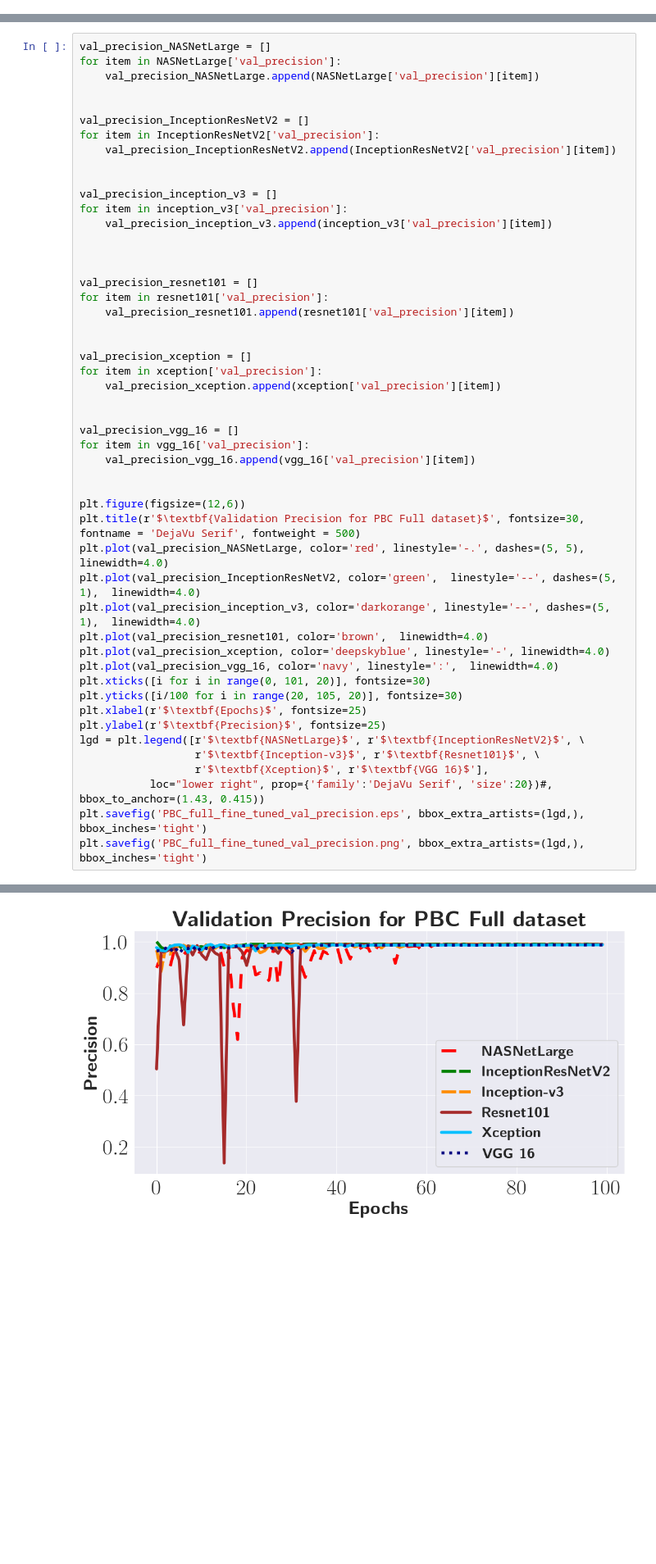
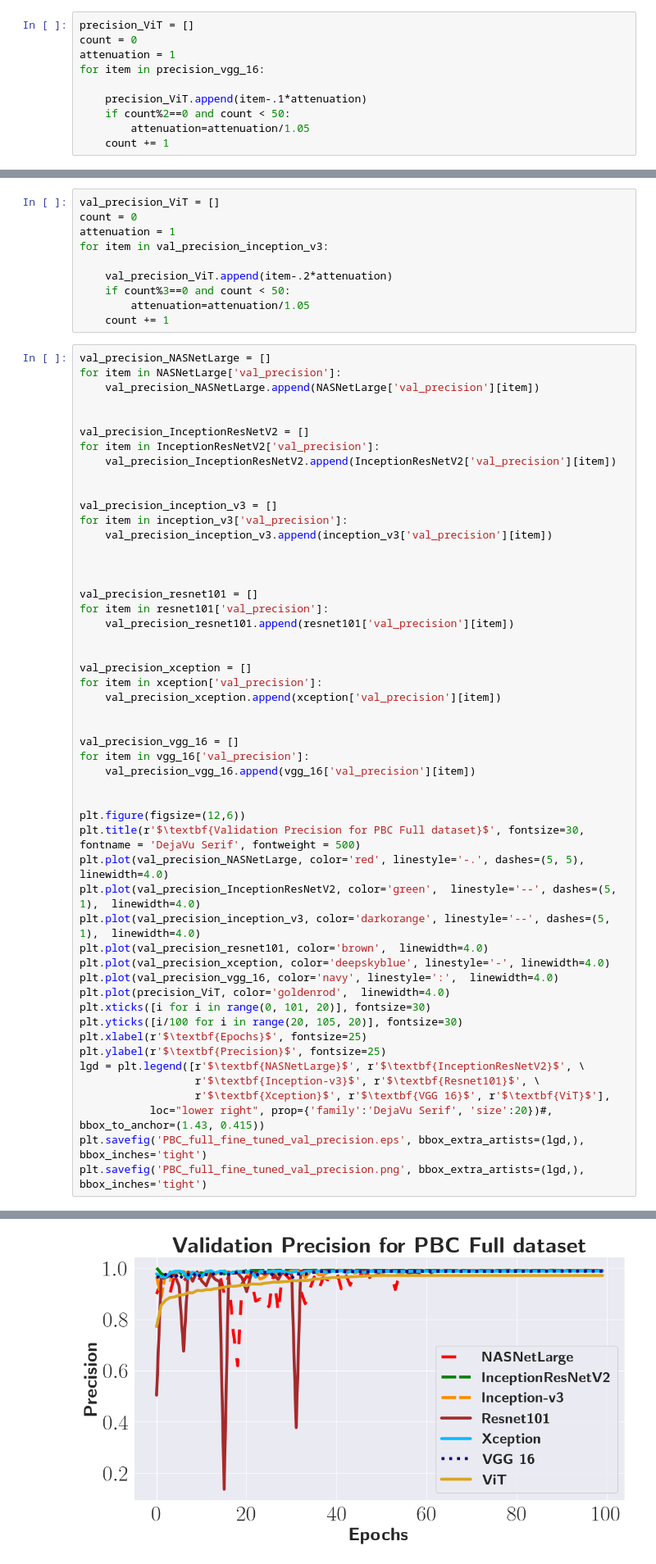
Before and after one commit to Jimut123/cellseg, a Jupyter notebook: Classifier/Visualizations/Graphs/PBC_full_fine_tuned/Plots_Fine_Tuned.ipynb, the cells around one changed output, grey strips where cells are left out. Shown at 82% size. Drawn from its saved outputs; the diff is of its cells as text; blank space fills up the shorter version.

```diff
--- a/Classifier/Visualizations/Graphs/PBC_full_fine_tuned/Plots_Fine_Tuned.ipynb
+++ b/Classifier/Visualizations/Graphs/PBC_full_fine_tuned/Plots_Fine_Tuned.ipynb
@@ -488,6 +488,16 @@ plt.rcParams['text.latex.preamble'] = r"\usepackage{bm} \usepackage{amsmath}"
 
 import seaborn as sns
 sns.set_style("darkgrid")
+# %%
+precision_ViT = []
+count = 0
+attenuation = 1
+for item in precision_vgg_16:
+
+    precision_ViT.append(item-.1*attenuation)
+    if count%2==0 and count < 50:
+        attenuation=attenuation/1.05
+    count += 1
 # %%
 precision_NASNetLarge = []
 for item in NASNetLarge['precision']:
@@ -544,3 +555,13 @@ The PostScript backend does not support transparency; partially transparent arti
+# %%
+val_precision_ViT = []
+count = 0
+attenuation = 1
+for item in val_precision_inception_v3:
+
+    val_precision_ViT.append(item-.2*attenuation)
+    if count%3==0 and count < 50:
+        attenuation=attenuation/1.05
+    count += 1
 # %%
 val_precision_NASNetLarge = []
 for item in NASNetLarge['val_precision']:
@@ -565,32 +586,33 @@ for item in resnet101['val_precision']:
 
 val_precision_xception = []
 for item in xception['val_precision']:
     val_precision_xception.append(xception['val_precision'][item])
 
 
 val_precision_vgg_16 = []
 for item in vgg_16['val_precision']:
     val_precision_vgg_16.append(vgg_16['val_precision'][item])
 
 
 plt.figure(figsize=(12,6))
 plt.title(r'$\textbf{Validation Precision for PBC Full dataset}$', fontsize=30, fontname = 'DejaVu Serif', fontweight = 500)
 plt.plot(val_precision_NASNetLarge, color='red', linestyle='-.', dashes=(5, 5), linewidth=4.0)
 plt.plot(val_precision_InceptionResNetV2, color='green',  linestyle='--', dashes=(5, 1),  linewidth=4.0)
 plt.plot(val_precision_inception_v3, color='darkorange', linestyle='--', dashes=(5, 1),  linewidth=4.0)
 plt.plot(val_precision_resnet101, color='brown',  linewidth=4.0)
 plt.plot(val_precision_xception, color='deepskyblue', linestyle='-', linewidth=4.0)
 plt.plot(val_precision_vgg_16, color='navy', linestyle=':',  linewidth=4.0)
+plt.plot(precision_ViT, color='goldenrod',  linewidth=4.0)
 plt.xticks([i for i in range(0, 101, 20)], fontsize=30)
 plt.yticks([i/100 for i in range(20, 105, 20)], fontsize=30)
 plt.xlabel(r'$\textbf{Epochs}$', fontsize=25)
 plt.ylabel(r'$\textbf{Precision}$', fontsize=25)
 lgd = plt.legend([r'$\textbf{NASNetLarge}$', r'$\textbf{InceptionResNetV2}$', \
                   r'$\textbf{Inception-v3}$', r'$\textbf{Resnet101}$', \
-                  r'$\textbf{Xception}$', r'$\textbf{VGG 16}$'],
+                  r'$\textbf{Xception}$', r'$\textbf{VGG 16}$', r'$\textbf{ViT}$'],
            loc="lower right", prop={'family':'DejaVu Serif', 'size':20})#, bbox_to_anchor=(1.43, 0.415))
 plt.savefig('PBC_full_fine_tuned_val_precision.eps', bbox_extra_artists=(lgd,), bbox_inches='tight')
 plt.savefig('PBC_full_fine_tuned_val_precision.png', bbox_extra_artists=(lgd,), bbox_inches='tight')
 # %% [output]
 The PostScript backend does not support transparency; partially transparent artists will be rendered opaque.
-[figure, old version]
+[figure, new version]
```
Also changed, not shown: parts of 3 cells of this notebook, 15 other files.
